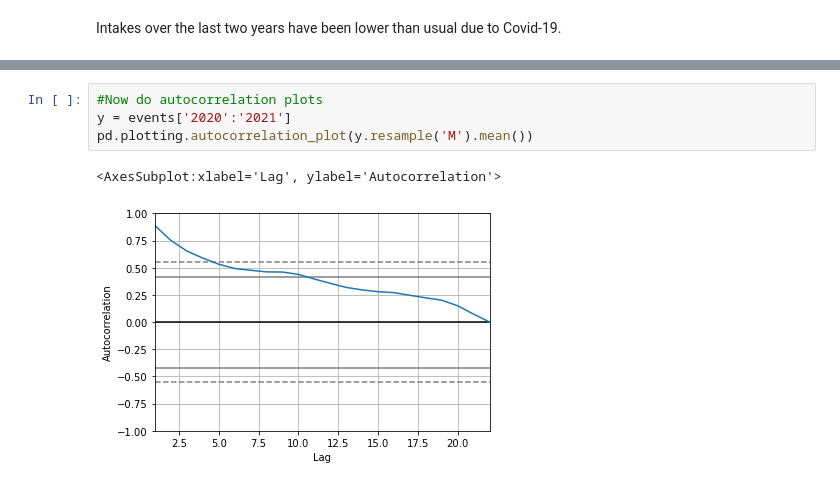
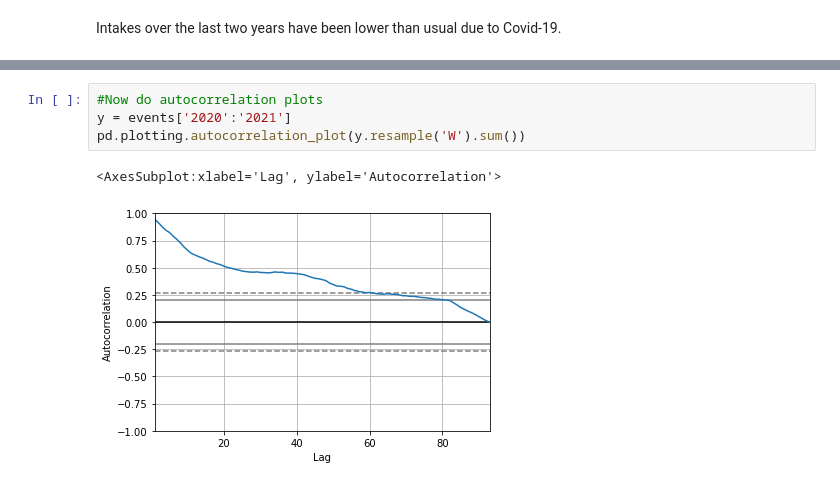
Before and after one commit to johnathon-smith/austin-animal-center-classification-project, a Jupyter notebook: explore_data.ipynb, the cells around one changed output, grey strips where cells are left out. Drawn from its saved outputs; the diff is of its cells as text.

```diff
--- a/explore_data.ipynb
+++ b/explore_data.ipynb
@@ -109,7 +109,7 @@ pd.plotting.autocorrelation_plot(y.resample('M').mean())
 # %%
 #Now do autocorrelation plots
 y = events['2020':'2021']
-pd.plotting.autocorrelation_plot(y.resample('M').mean())
+pd.plotting.autocorrelation_plot(y.resample('W').sum())
 # %% [output]
 <AxesSubplot:xlabel='Lag', ylabel='Autocorrelation'>
-[figure, old version]
+[figure, new version]
```
Also changed, not shown: parts of 4 cells of this notebook.
